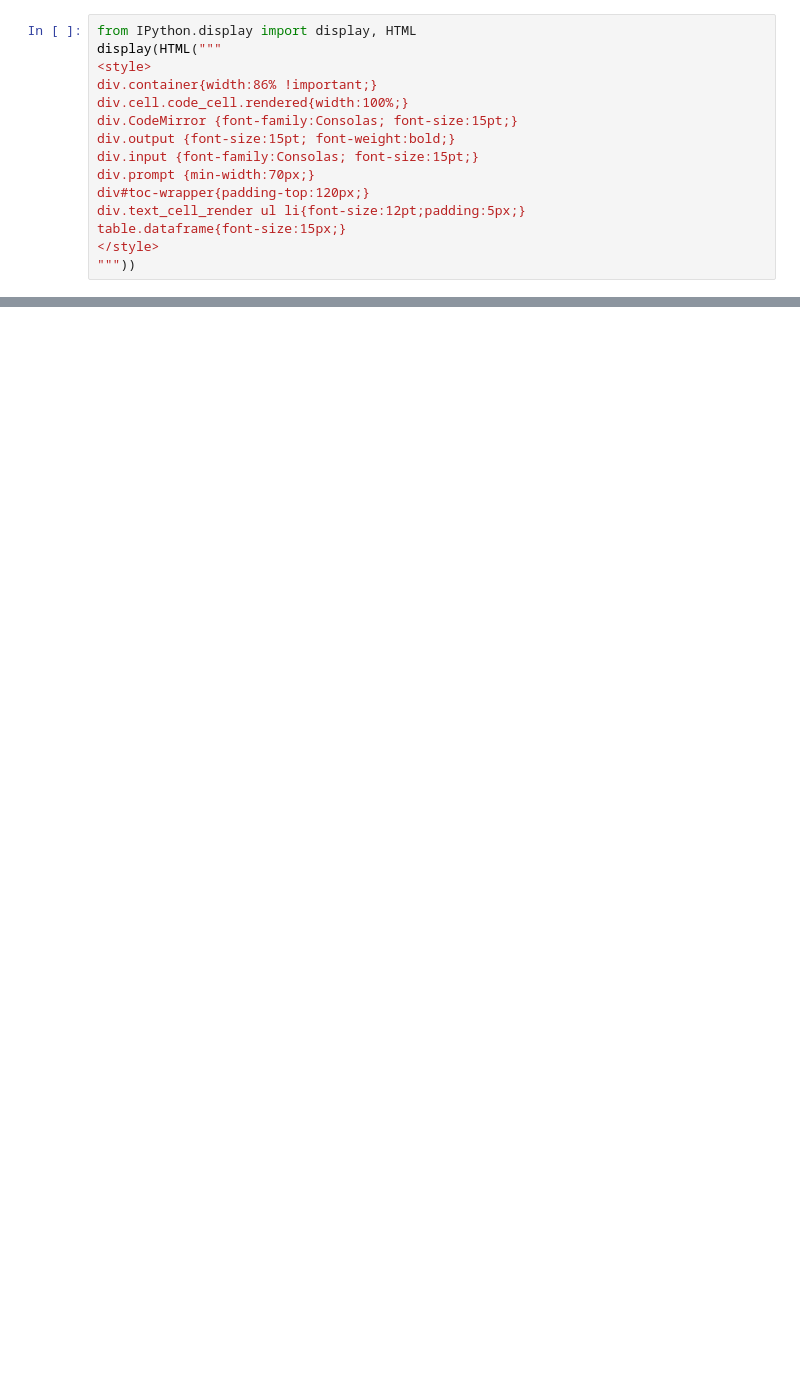
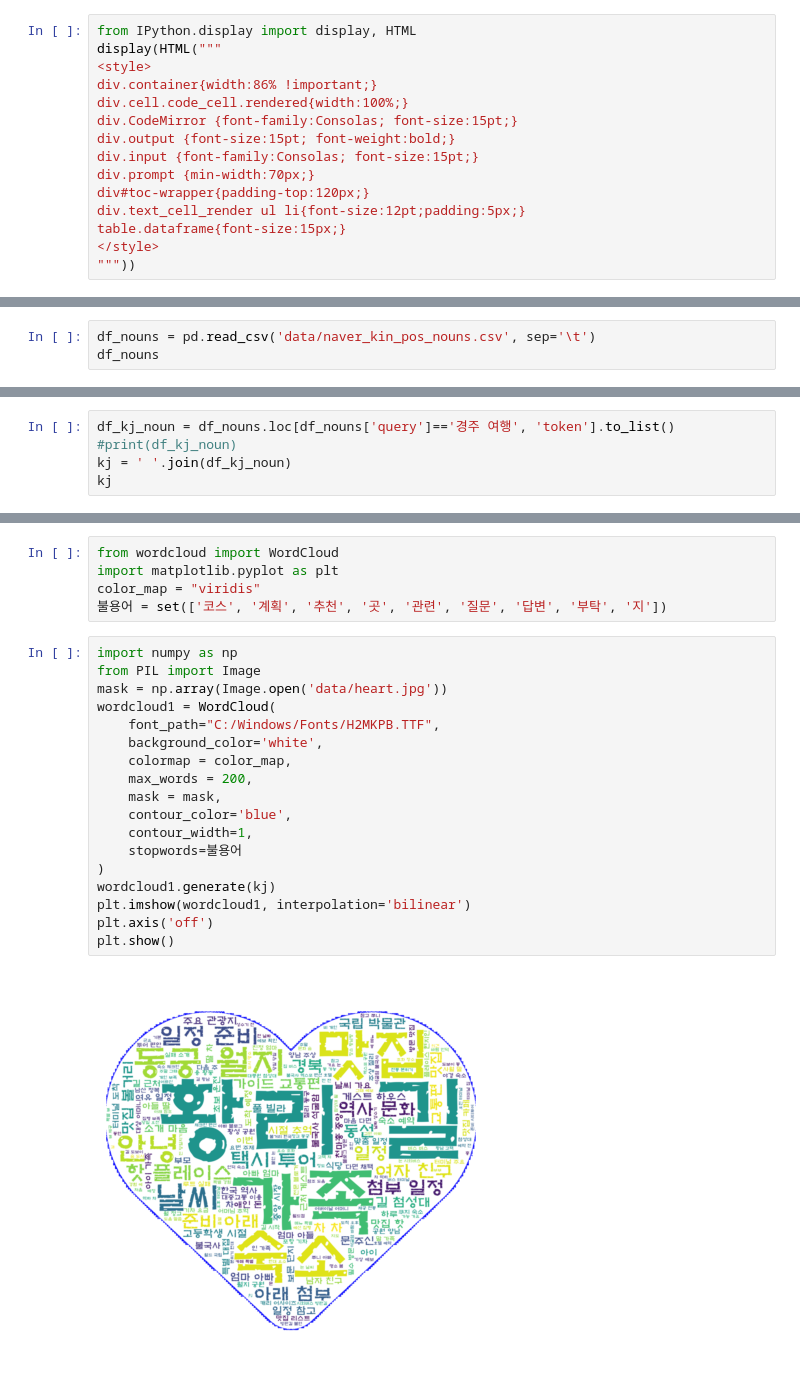
Before and after one commit to SeohuiJeong0420/ai_x, a Jupyter notebook: source/07_자연어처리/ch2_한글형태소분석_Quiz.ipynb, the cells around one changed output, grey strips where cells are left out. Drawn from its saved outputs; the diff is of its cells as text; blank space fills up the shorter version.

```diff
--- a/source/07_자연어처리/ch2_한글형태소분석_Quiz.ipynb
+++ b/source/07_자연어처리/ch2_한글형태소분석_Quiz.ipynb
@@ -20,0 +368,3 @@ table.dataframe{font-size:15px;}
+# %%
+df_nouns = pd.read_csv('data/naver_kin_pos_nouns.csv', sep='\t')
+df_nouns
@@ -20,0 +389,5 @@ table.dataframe{font-size:15px;}
+# %%
+df_kj_noun = df_nouns.loc[df_nouns['query']=='경주 여행', 'token'].to_list()
+#print(df_kj_noun)
+kj = ' '.join(df_kj_noun)
+kj
@@ -20,0 +402,25 @@ table.dataframe{font-size:15px;}
+# %%
+from wordcloud import WordCloud
+import matplotlib.pyplot as plt
+color_map = "viridis"
+불용어 = set(['코스', '계획', '추천', '곳', '관련', '질문', '답변', '부탁', '지'])
+# %%
+import numpy as np
+from PIL import Image
+mask = np.array(Image.open('data/heart.jpg'))
+wordcloud1 = WordCloud(
+    font_path="C:/Windows/Fonts/H2MKPB.TTF",
+    background_color='white',
+    colormap = color_map,
+    max_words = 200,
+    mask = mask,
+    contour_color='blue',
+    contour_width=1,
+    stopwords=불용어
+)
+wordcloud1.generate(kj)
+plt.imshow(wordcloud1, interpolation='bilinear')
+plt.axis('off')
+plt.show()
+# %% [output]
+[figure, added]
```
Also changed, not shown: parts of 53 cells of this notebook, 8 other files.
